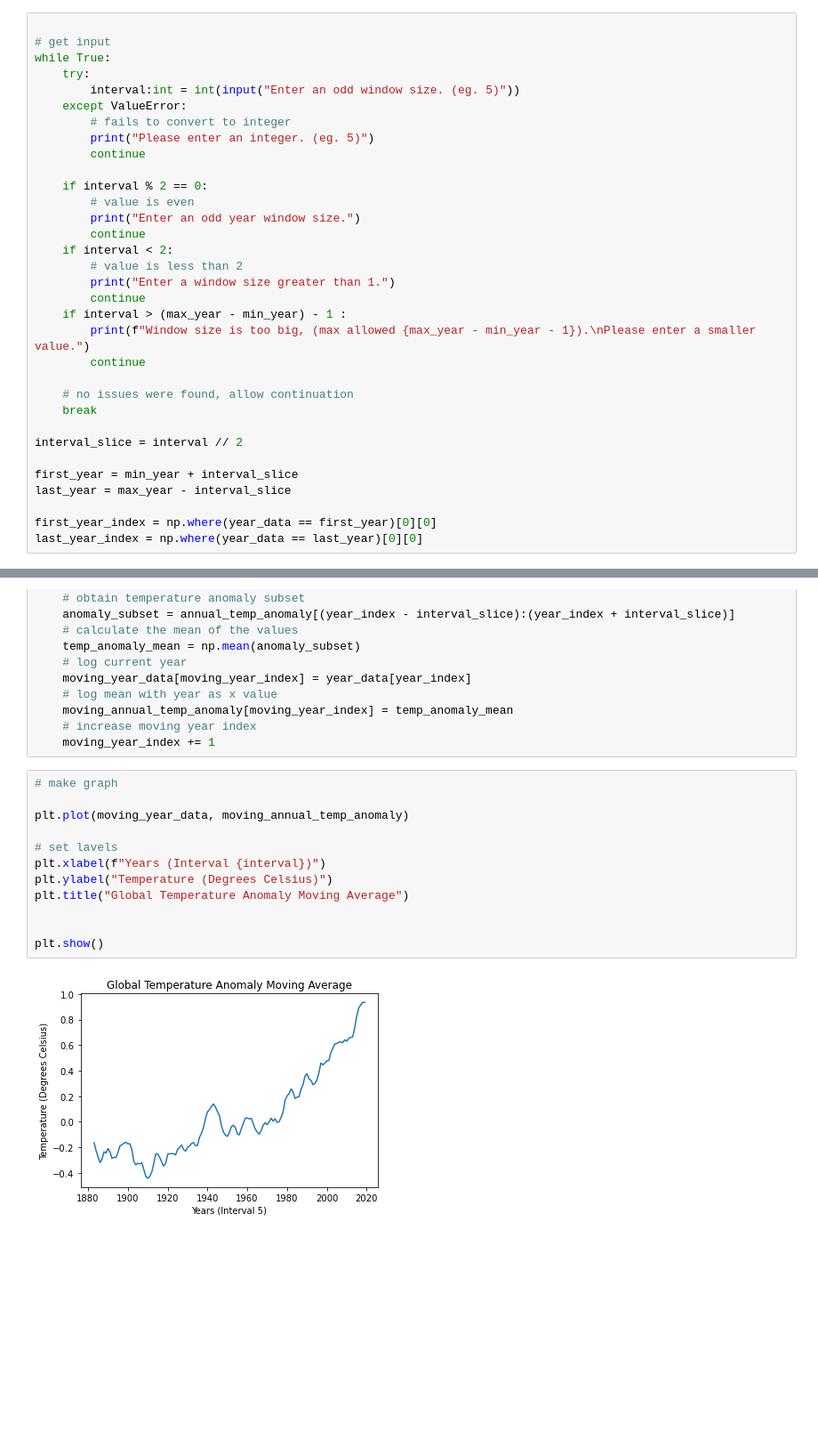
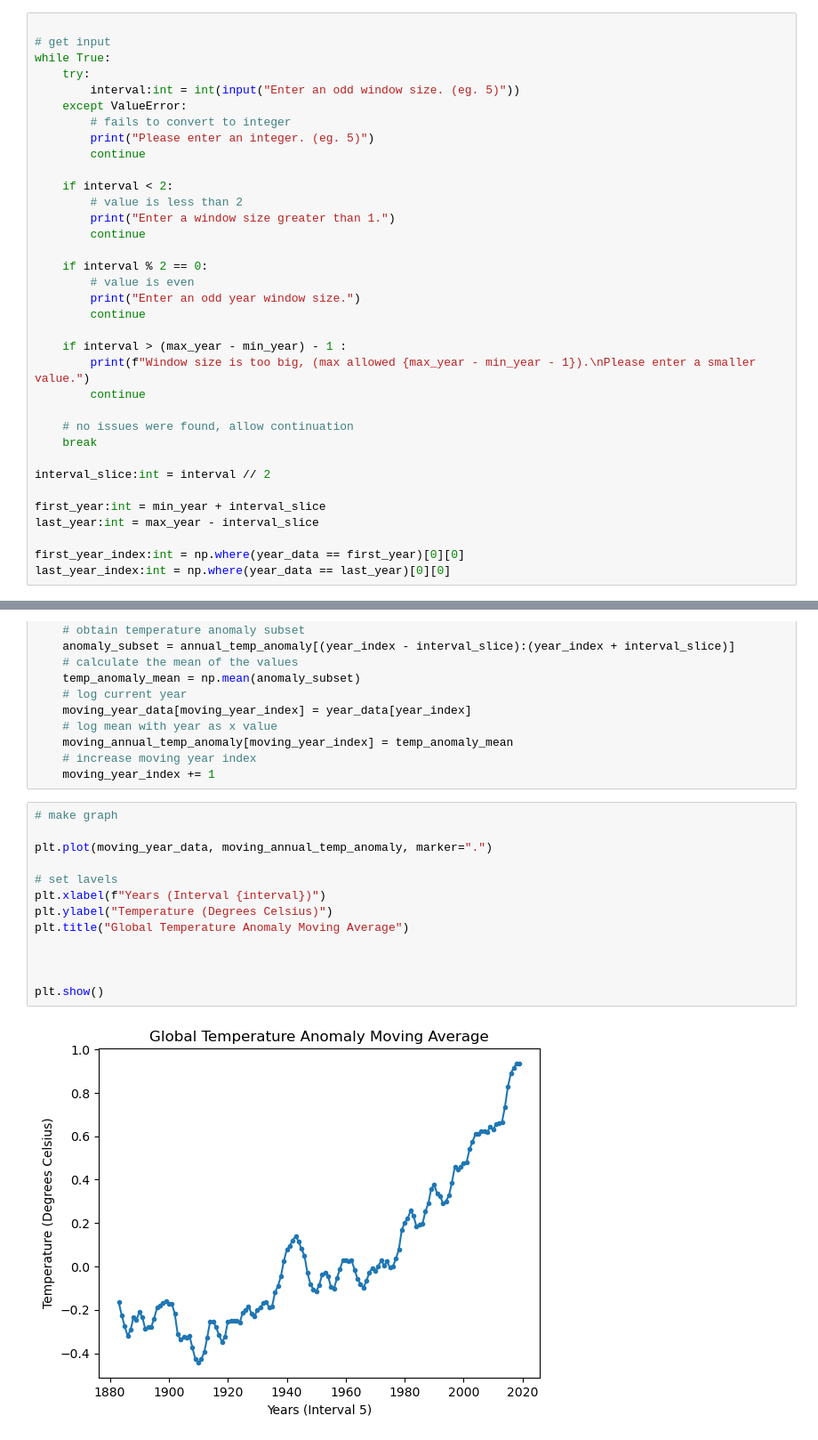
Before and after one commit to Johang727/EGR215, a Jupyter notebook: assignments/Mod4/ProgDev1/ProgDev1.ipynb, the cells around one changed output, grey strips where cells are left out. Shown at 89% size. Saved outputs shown, nothing was run; the diff lists cells and outputs as text; blank space fills up the shorter version.

```diff
--- a/assignments/Mod4/ProgDev1/ProgDev1.ipynb
+++ b/assignments/Mod4/ProgDev1/ProgDev1.ipynb
@@ -34,14 +35,16 @@ while True:
         print("Please enter an integer. (eg. 5)")
         continue
 
+    if interval < 2:
+        # value is less than 2
+        print("Enter a window size greater than 1.")
+        continue
+
     if interval % 2 == 0:
         # value is even
         print("Enter an odd year window size.")
         continue
-    if interval < 2:
-        # value is less than 2
-        print("Enter a window size greater than 1.")
-        continue
+
     if interval > (max_year - min_year) - 1 :
         print(f"Window size is too big, (max allowed {max_year - min_year - 1}).\nPlease enter a smaller value.")
         continue
@@ -49,11 +52,11 @@ while True:
     # no issues were found, allow continuation
     break
 
-interval_slice = interval // 2
+interval_slice:int = interval // 2
 
-first_year = min_year + interval_slice
-last_year = max_year - interval_slice
+first_year:int = min_year + interval_slice
+last_year:int = max_year - interval_slice
 
-first_year_index = np.where(year_data == first_year)[0][0]
-last_year_index = np.where(year_data == last_year)[0][0]
+first_year_index:int = np.where(year_data == first_year)[0][0]
+last_year_index:int = np.where(year_data == last_year)[0][0]
 # %% [output]
@@ -82,14 +89,15 @@ for year_index in range(first_year_index, last_year_index + 1):
 # %%
 # make graph
 
-plt.plot(moving_year_data, moving_annual_temp_anomaly)
+plt.plot(moving_year_data, moving_annual_temp_anomaly, marker=".")
 
 # set lavels
 plt.xlabel(f"Years (Interval {interval})")
 plt.ylabel("Temperature (Degrees Celsius)")
 plt.title("Global Temperature Anomaly Moving Average")
 
 
+
 plt.show()
 # %% [output]
-[figure, old version]
+[figure, new version]
```
Also changed, not shown: parts of 3 cells of this notebook, 1 other file.
